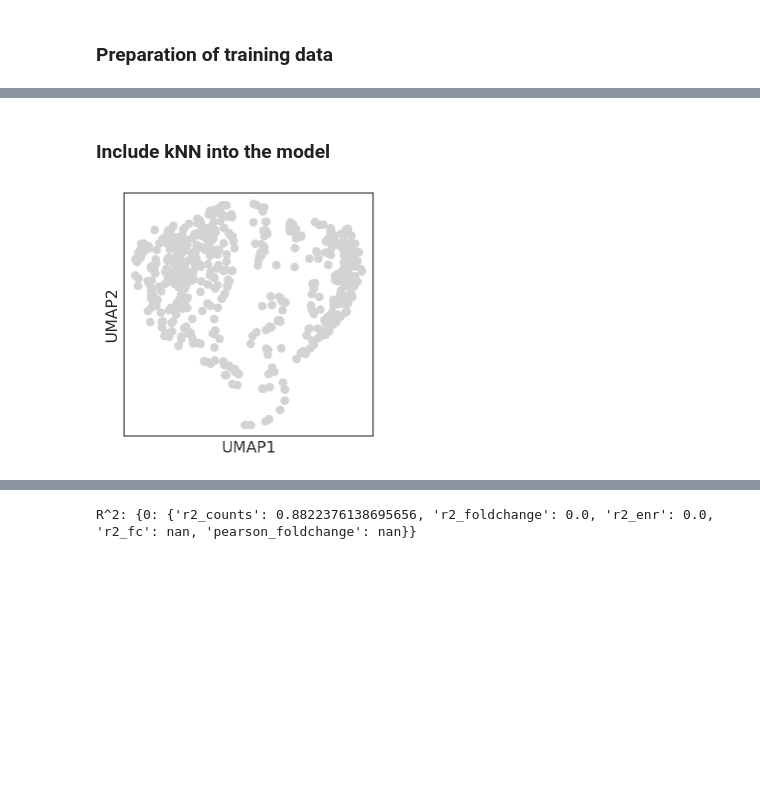
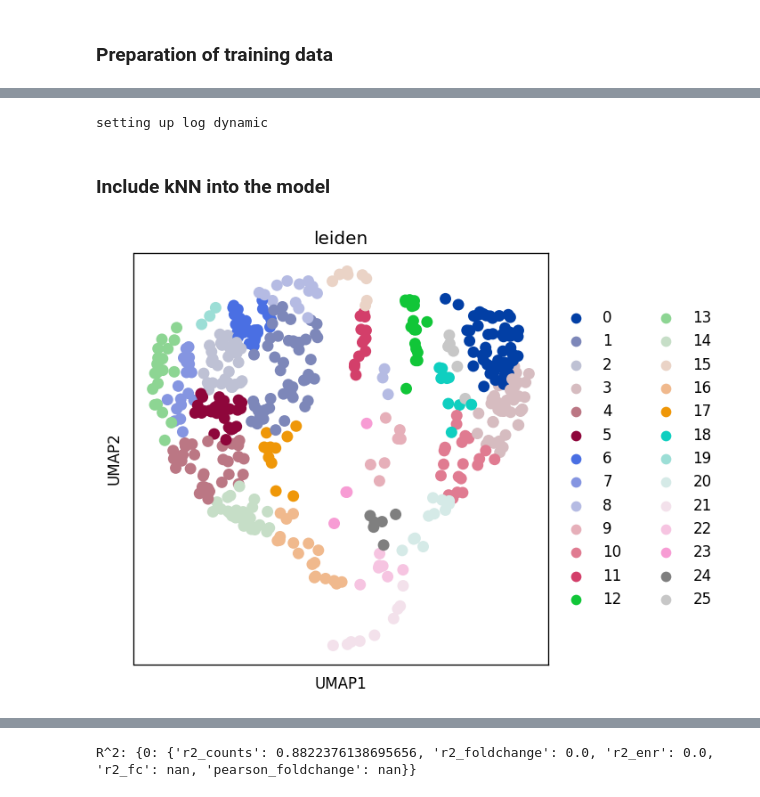
Before and after one commit to theislab/mubind, a Jupyter notebook: docs/notebooks/scatac/01_2_scatac_pbmc_10x_priors.ipynb, the cells around one changed output, grey strips where cells are left out. Cells and saved outputs as stored; diff of their text form; code cells hidden in the pictures; blank space fills up the shorter version.

Commit message:
model updates. Tests passed. New notebooks

```diff
--- a/docs/notebooks/scatac/01_2_scatac_pbmc_10x_priors.ipynb
+++ b/docs/notebooks/scatac/01_2_scatac_pbmc_10x_priors.ipynb
@@ -56,6 +61,8 @@ ad = mb.pp.sample_anndata(adata, n_sample_obs=500, n_sample_var=500) # adata.sha
 ad.shape
 # %% [output]
 (500, 500)
+# %%
+ad = ad[ad.X.sum(axis=1) != 0, ad.X.sum(axis=0) != 0].copy()
 # %% [markdown]
 ### This extension is needed to make peaks homogeneous, and avoid long peaks
 # %%
@@ -93,18 +96,21 @@ AttributeError: module 'bindome.tl' has no attribute 'get_fastas'
 # %%
-use_bedtools = False
+use_bedtools = True
 if not use_bedtools:
+    hs_fastas = bd.tl.get_fastas(gen_path)
+    print('here...')
     seqs = []
     for ri, r in ad.var.iterrows():
         i, j = r['start'], r['end']
         s = hs_fastas[0][1][i: j].upper()
         seqs.append(s)
 else:
-    n_seqs = min(len(ad.var_names), 2)# adata.shape[1] # None # 1000
+    n_seqs = min(len(ad.var_names), 200)# adata.shape[1] # None # 1000
     print(n_seqs)
     seqs = mb.bindome.tl.get_sequences_from_bed(ad.var[['chr', 'summit.start', 'summit.end']].head(n_seqs), genome='hg38', uppercase=True,
                                                 overwrite=True, log=True, gen_path=gen_path)
-
     keys = set([s[0] for s in seqs])
     ad = ad[:,ad.var['k.summit'].isin(keys)]
+
+    seqs = [s[1] for s in seqs]
     # seqs = [[s[0], s[1].upper()] for s in seqs[0]]
 # %% [output]
@@ -178,13 +167,17 @@ device(type='cpu')
 criterion = mb.tl.PoissonLoss()
 n_kernels = 2
 w = [20 for r in range(n_kernels)]
-model = mb.models.Multibind.make_model(train, n_kernels, criterion, kernels=[0, 2] + w,
+model = mb.models.Mubind.make_model(train, n_kernels, criterion, kernels=[0, 2] + w,
                                        # use_dinuc=True, dinuc_mode='full',
                                        optimize_sym_weight=False,
                                        optimize_exp_barrier=True,
-                                       optimize_log_dynamic=False,
+                                       optimize_log_dynamic=True,
                                        use_dinuc=False,
                                        device=device,
+                                       prepare_knn=True,
+                                       adata=ad,
                                        dinuc_mode=None) # .cuda()
+# %% [output]
+setting up log dynamic
 # %% [markdown]
 ### Include kNN into the model
@@ -193,4 +184,4 @@ model.prepare_knn(ad)
 # %%
-sc.pl.umap(ad)
+sc.pl.umap(ad, color='leiden')
 # %% [output]
-[figure, old version]
+[figure, new version]
```
Also changed, not shown: parts of 26 cells of this notebook, 15 other files.
